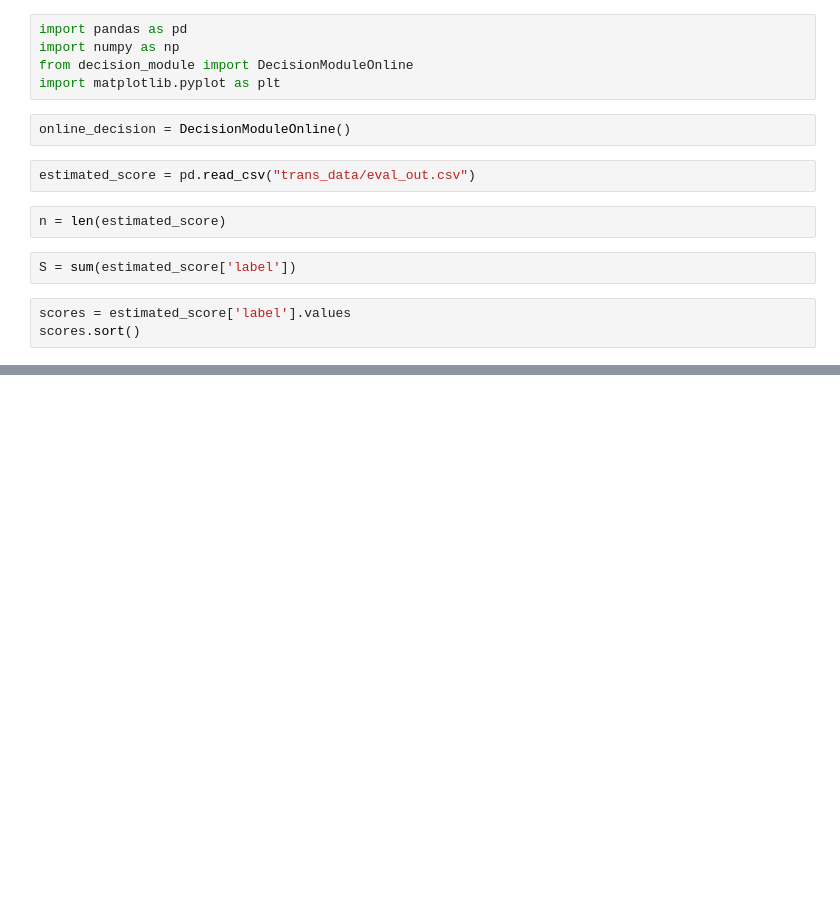
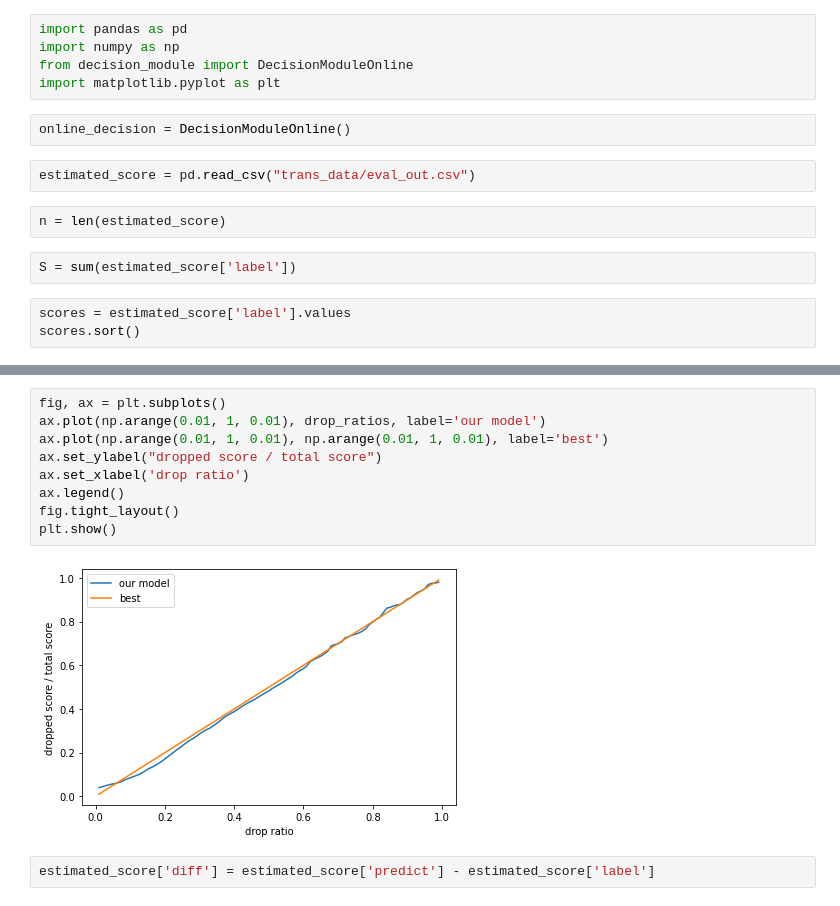
Before and after one commit to wxxlouisa/computation-allocation, a Jupyter notebook: test_final_performance.ipynb, the cells around one changed output, grey strips where cells are left out. Saved outputs shown, nothing was run; the diff lists cells and outputs as text; blank space fills up the shorter version.

```diff
--- a/test_final_performance.ipynb
+++ b/test_final_performance.ipynb
@@ -79,0 +75,13 @@ plt.show()
+# %%
+fig, ax = plt.subplots()
+ax.plot(np.arange(0.01, 1, 0.01), drop_ratios, label='our model')
+ax.plot(np.arange(0.01, 1, 0.01), np.arange(0.01, 1, 0.01), label='best')
+ax.set_ylabel("dropped score / total score")
+ax.set_xlabel('drop ratio')
+ax.legend()
+fig.tight_layout()
+plt.show()
+# %% [output]
+[figure, added]
+# %%
+estimated_score['diff'] = estimated_score['predict'] - estimated_score['label']
```
Also changed, not shown: parts of 13 cells of this notebook, 3 other files.
